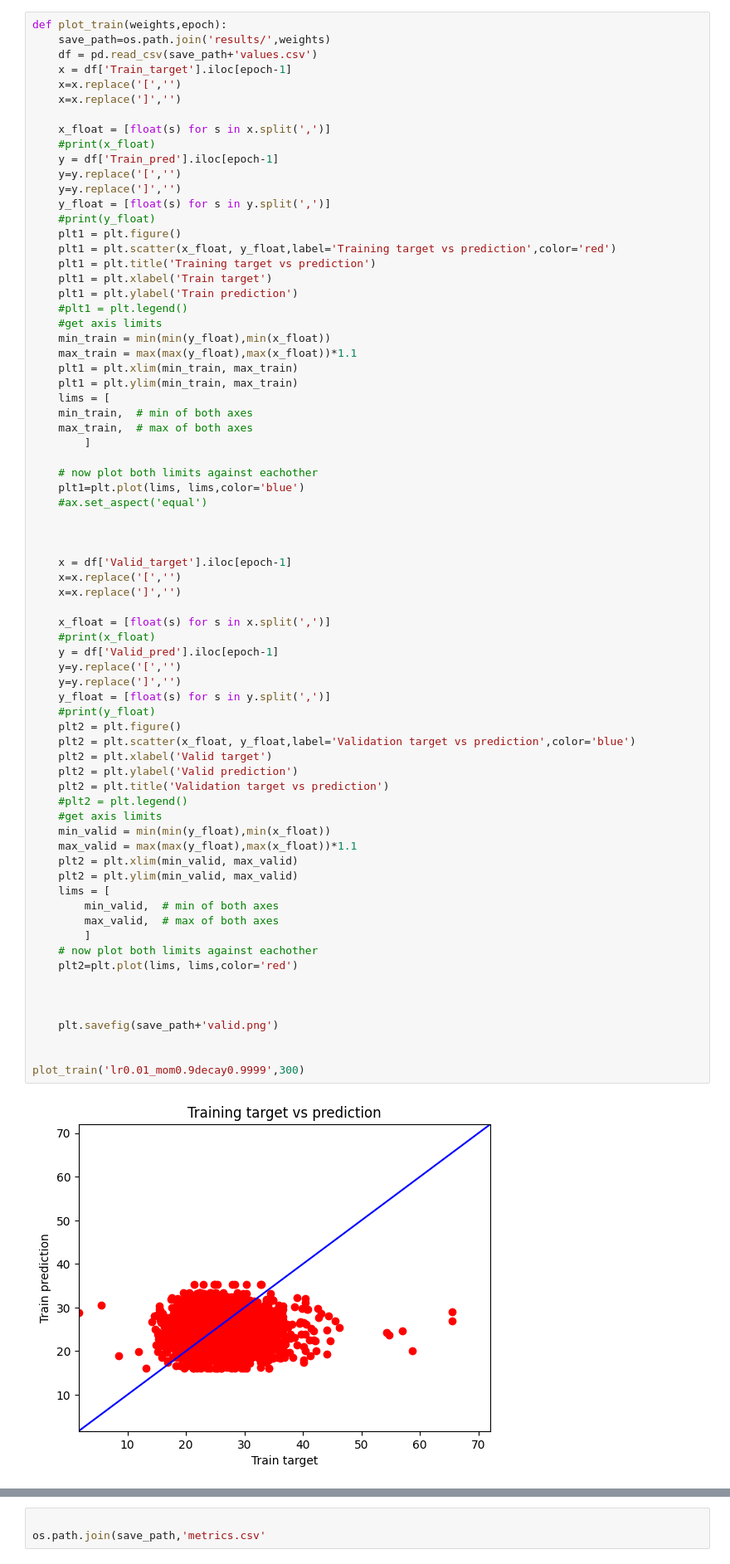
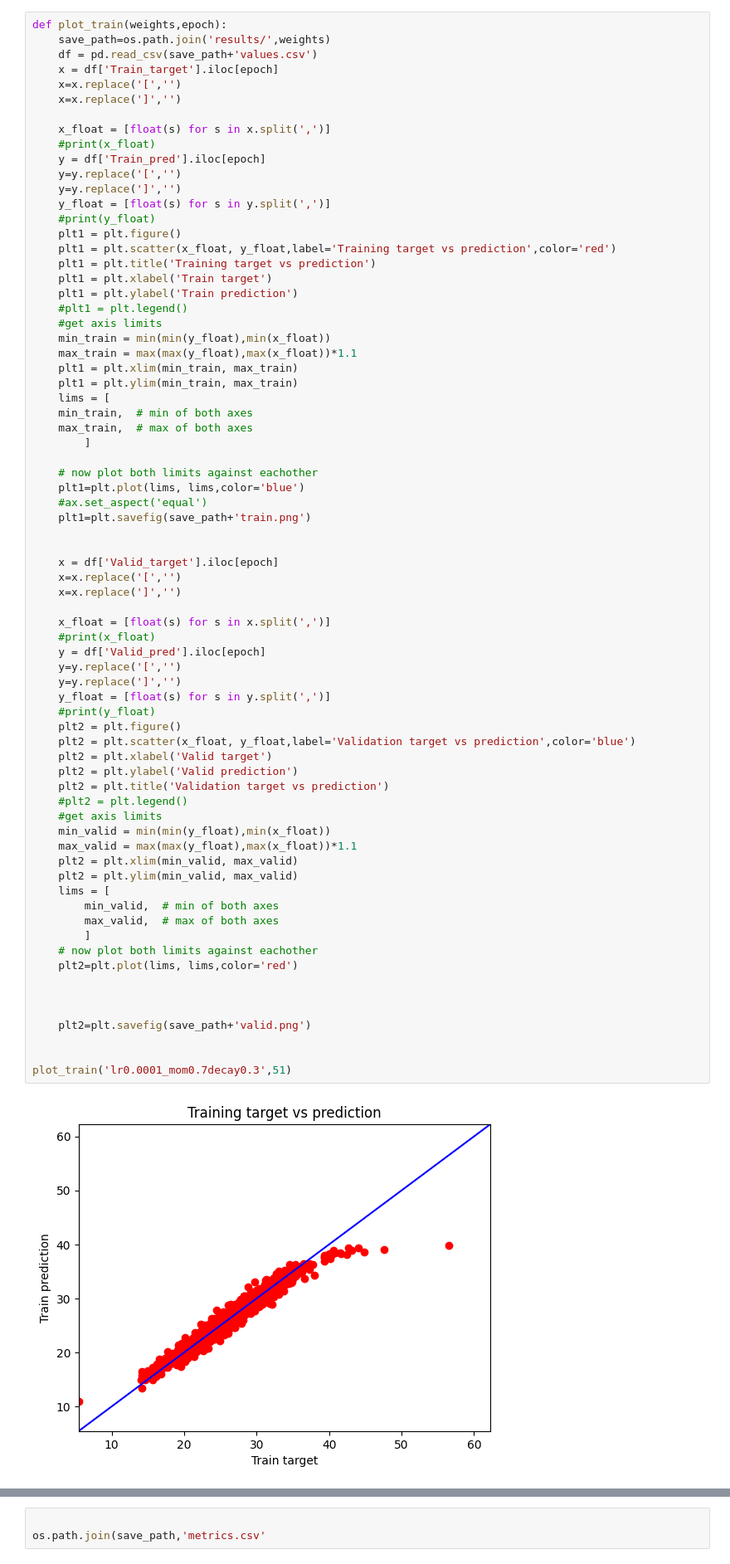
Before and after one commit to tomo960714/EX_AI, a Jupyter notebook: main.ipynb, the cells around one changed output, grey strips where cells are left out. Shown at 83% size. Cells and saved outputs as stored; diff of their text form.

```diff
--- a/main.ipynb
+++ b/main.ipynb
@@ -119,13 +110,13 @@ Best val loss: 4.588288
 def plot_train(weights,epoch):
     save_path=os.path.join('results/',weights)
     df = pd.read_csv(save_path+'values.csv')
-    x = df['Train_target'].iloc[epoch-1]
+    x = df['Train_target'].iloc[epoch]
     x=x.replace('[','')
     x=x.replace(']','')
 
     x_float = [float(s) for s in x.split(',')]
     #print(x_float)
-    y = df['Train_pred'].iloc[epoch-1]
+    y = df['Train_pred'].iloc[epoch]
     y=y.replace('[','')
     y=y.replace(']','')
     y_float = [float(s) for s in y.split(',')]
@@ -149,43 +140,43 @@ def plot_train(weights,epoch):
     # now plot both limits against eachother
     plt1=plt.plot(lims, lims,color='blue')
     #ax.set_aspect('equal')
+    plt1=plt.savefig(save_path+'train.png')
 
 
-
-    x = df['Valid_target'].iloc[epoch-1]
+    x = df['Valid_target'].iloc[epoch]
     x=x.replace('[','')
     x=x.replace(']','')
 
     x_float = [float(s) for s in x.split(',')]
     #print(x_float)
-    y = df['Valid_pred'].iloc[epoch-1]
+    y = df['Valid_pred'].iloc[epoch]
     y=y.replace('[','')
     y=y.replace(']','')
     y_float = [float(s) for s in y.split(',')]
     #print(y_float)
     plt2 = plt.figure()
     plt2 = plt.scatter(x_float, y_float,label='Validation target vs prediction',color='blue')
     plt2 = plt.xlabel('Valid target')
     plt2 = plt.ylabel('Valid prediction')
     plt2 = plt.title('Validation target vs prediction')
     #plt2 = plt.legend()
     #get axis limits
     min_valid = min(min(y_float),min(x_float))
     max_valid = max(max(y_float),max(x_float))*1.1
     plt2 = plt.xlim(min_valid, max_valid)
     plt2 = plt.ylim(min_valid, max_valid)
     lims = [
         min_valid,  # min of both axes
         max_valid,  # max of both axes
         ]
     # now plot both limits against eachother
     plt2=plt.plot(lims, lims,color='red')
 
 
 
-    plt.savefig(save_path+'valid.png')
+    plt2=plt.savefig(save_path+'valid.png')
 
 
-plot_train('lr0.01_mom0.9decay0.9999',300)
+plot_train('lr0.0001_mom0.7decay0.3',51)
 # %% [output]
-[figure, old version]
+[figure, new version]
```
Also changed, not shown: parts of 6 cells of this notebook, 14 other files.
